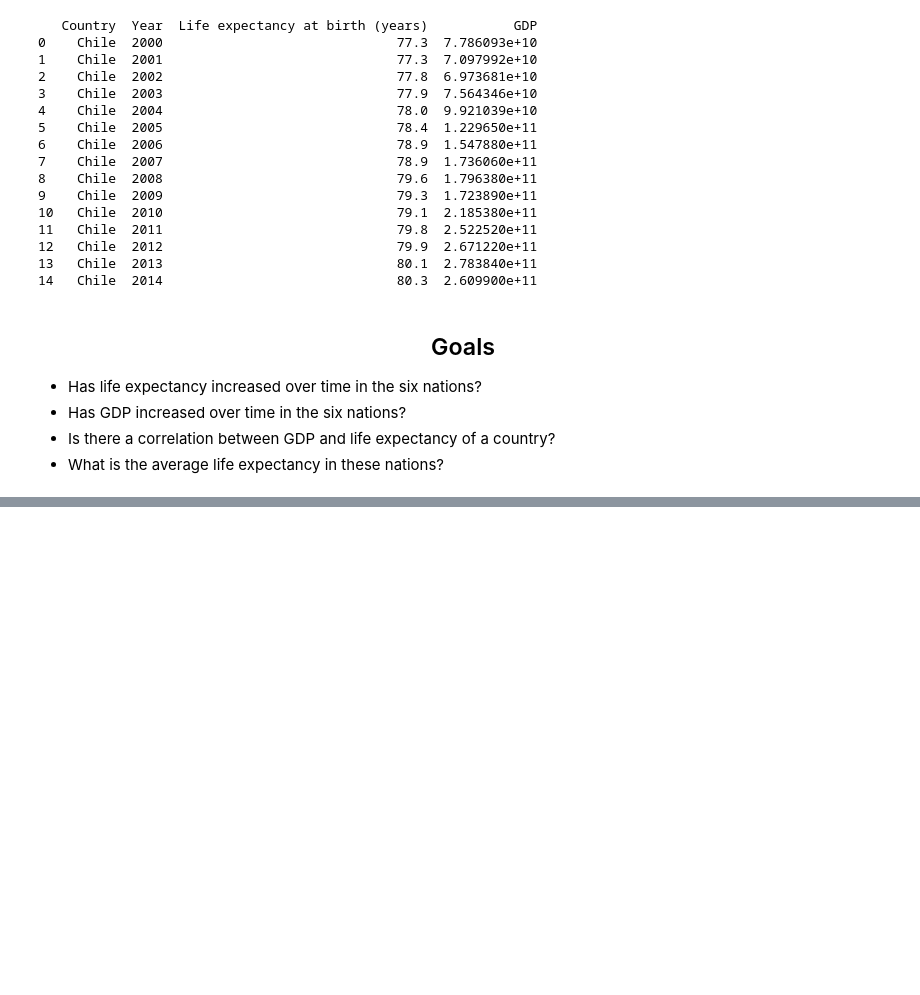
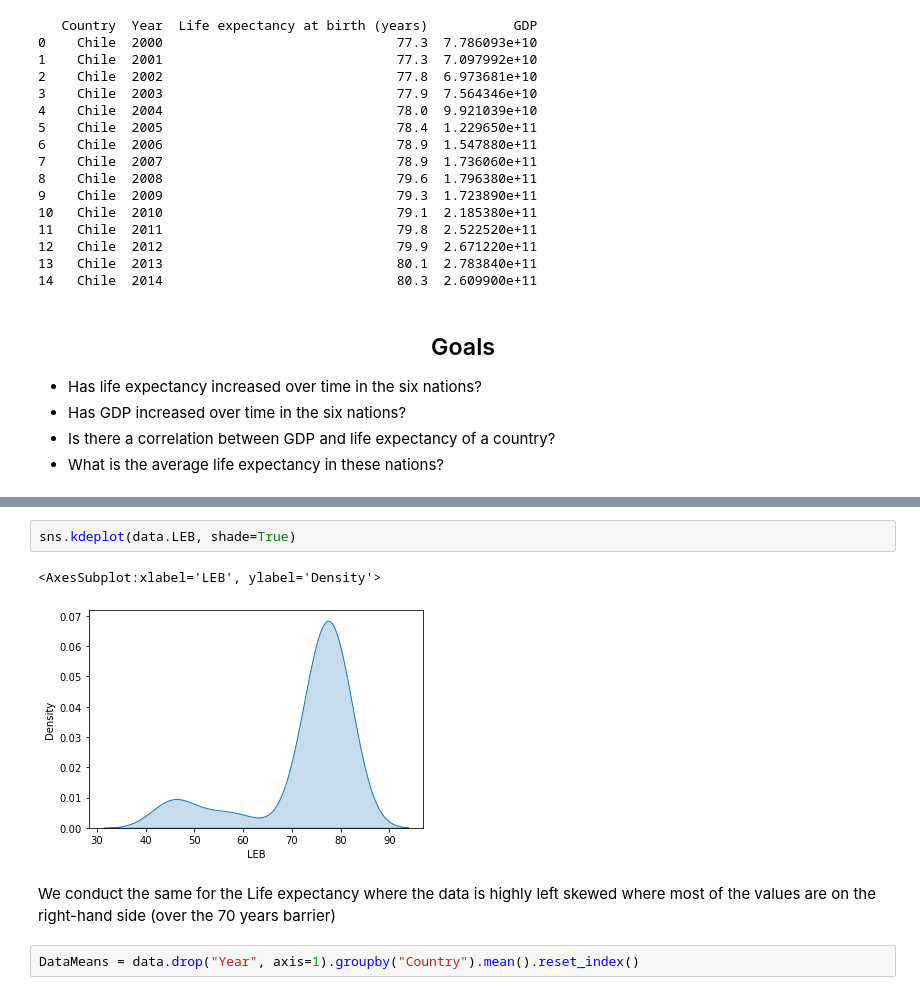
Before and after one commit to eriglesias/GDP_Life_Expectancy, a Jupyter notebook: life_expectancy_gdp.ipynb, the cells around one changed output, grey strips where cells are left out. Saved outputs shown, nothing was run; the diff lists cells and outputs as text; blank space fills up the shorter version.

```diff
--- a/life_expectancy_gdp.ipynb
+++ b/life_expectancy_gdp.ipynb
@@ -33,0 +91,9 @@ print(data.head(15))
+# %%
+sns.kdeplot(data.LEB, shade=True)
+# %% [output]
+<AxesSubplot:xlabel='LEB', ylabel='Density'>
+[figure, added]
+# %% [markdown]
+We conduct the same for the Life expectancy where the data is highly left skewed where most of the values are on the right-hand side (over the 70 years barrier)
+# %%
+DataMeans = data.drop("Year", axis=1).groupby("Country").mean().reset_index()
```
Also changed, not shown: parts of 38 cells of this notebook.
